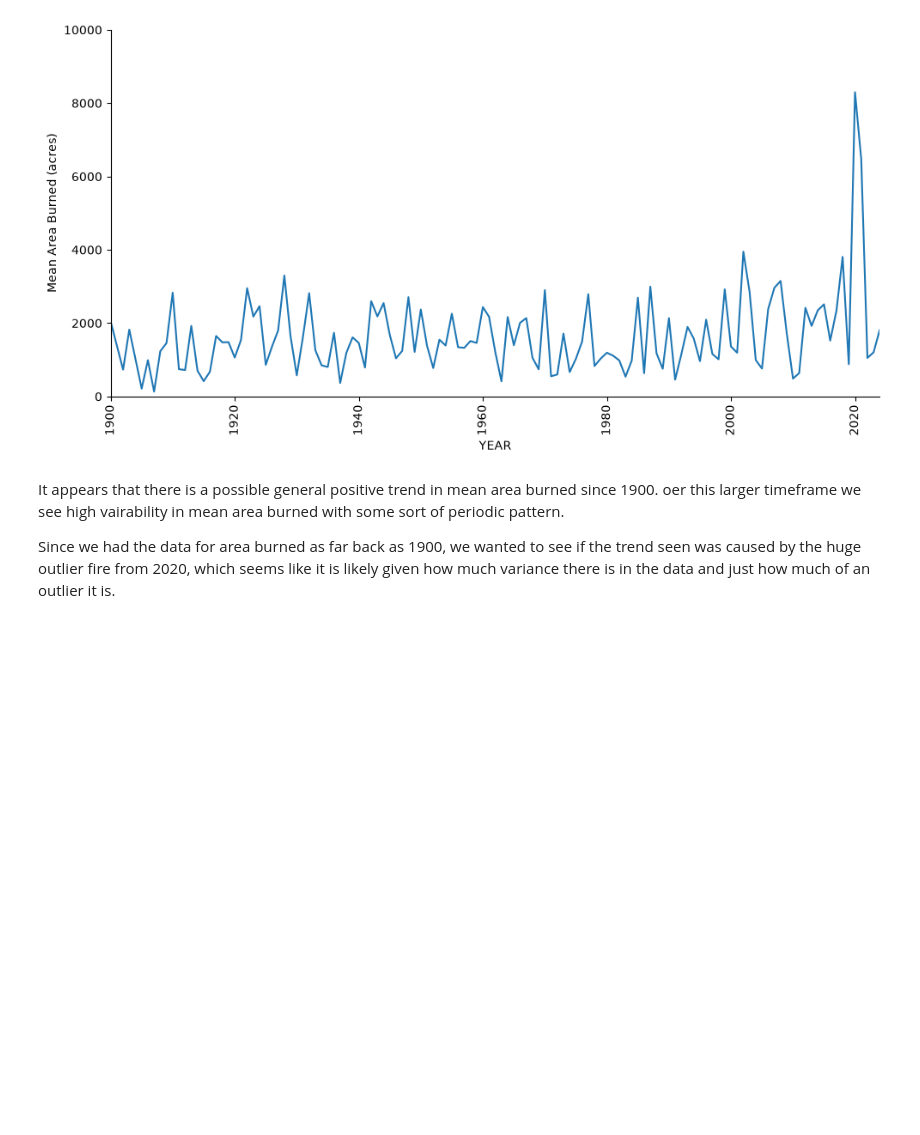
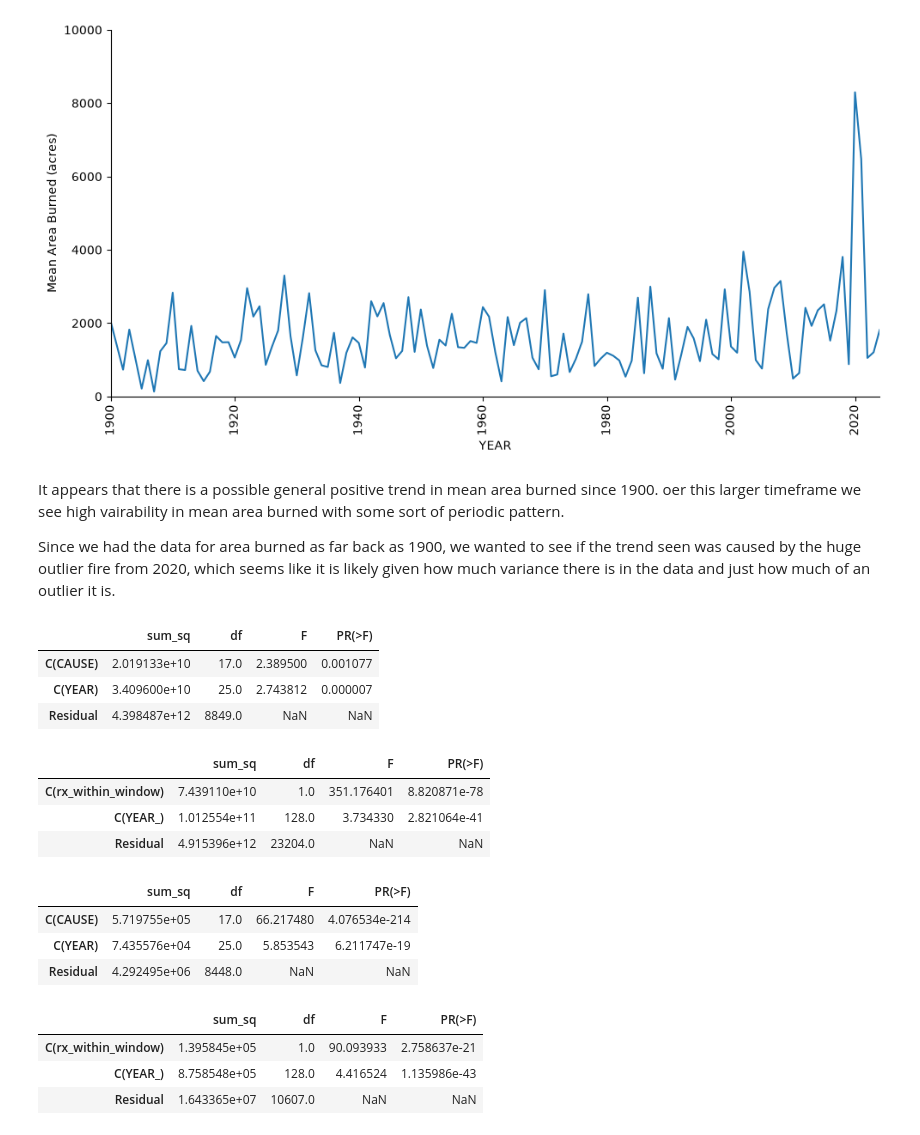
Before and after one commit to elwoodruff/NowellWernerWoodruff, a Jupyter notebook: scripts/dataanalysis.ipynb, the cells around one changed output. Saved outputs shown, nothing was run; the diff lists cells and outputs as text; code cells hidden in the pictures; blank space fills up the shorter version.

Commit message:
updated ANOVAs

```diff
--- a/scripts/dataanalysis.ipynb
+++ b/scripts/dataanalysis.ipynb
@@ -286,3 +292,13 @@ g.set(
 It appears that there is a possible general positive trend in mean area burned since 1900. oer this larger timeframe we see high vairability in mean area burned with some sort of periodic pattern.
 
 Since we had the data for area burned as far back as 1900, we wanted to see if the trend seen was caused by the huge outlier fire from 2020, which seems like it is likely given how much variance there is in the data and just how much of an outlier it is.
+# %%
+# anova for acres by cause and year
+model_cause_acres = ols('GIS_ACRES ~ C(CAUSE) + C(YEAR)', data=fire25).fit()
+anova_cause_acres = sm.stats.anova_lm(model_cause, typ=2)
+anova_cause_acres
+# %% [output]
+|  | sum_sq | df | F | PR(>F) |
+| C(CAUSE) | 2.019133e+10 | 17.0 | 2.389500 | 0.001077 |
+| C(YEAR) | 3.409600e+10 | 25.0 | 2.743812 | 0.000007 |
+| Residual | 4.398487e+12 | 8849.0 | NaN | NaN |
@@ -288,0 +313,10 @@ Since we had the data for area burned as far back as 1900, we wanted to see if t
+# %%
+# acres anova for rxburn
+model_rx_acres = ols('GIS_ACRES ~ C(rx_within_window) + C(YEAR_)', data=fire_rxburn).fit()
+anova_rx_acres = sm.stats.anova_lm(model_rx_acres, typ=2)
+anova_rx_acres
+# %% [output]
+|  | sum_sq | df | F | PR(>F) |
+| C(rx_within_window) | 7.439110e+10 | 1.0 | 351.176401 | 8.820871e-78 |
+| C(YEAR_) | 1.012554e+11 | 128.0 | 3.734330 | 2.821064e-41 |
+| Residual | 4.915396e+12 | 23204.0 | NaN | NaN |
@@ -288,0 +337,20 @@ Since we had the data for area burned as far back as 1900, we wanted to see if t
+# %%
+#cause duration anova
+model_cause_duration = ols('duration ~ C(CAUSE) + C(YEAR)', data=fire25).fit()
+anova_cause_duration = sm.stats.anova_lm(model_cause_duration, typ=2)
+anova_cause_duration
+# %% [output]
+|  | sum_sq | df | F | PR(>F) |
+| C(CAUSE) | 5.719755e+05 | 17.0 | 66.217480 | 4.076534e-214 |
+| C(YEAR) | 7.435576e+04 | 25.0 | 5.853543 | 6.211747e-19 |
+| Residual | 4.292495e+06 | 8448.0 | NaN | NaN |
+# %%
+#prescribed burn duration anova
+model_rx_duration = ols('duration ~ C(rx_within_window) + C(YEAR_)', data=fire_rxburn).fit()
+anova_rx_duration = sm.stats.anova_lm(model_rx_duration, typ=2)
+anova_rx_duration
+# %% [output]
+|  | sum_sq | df | F | PR(>F) |
+| C(rx_within_window) | 1.395845e+05 | 1.0 | 90.093933 | 2.758637e-21 |
+| C(YEAR_) | 8.758548e+05 | 128.0 | 4.416524 | 1.135986e-43 |
+| Residual | 1.643365e+07 | 10607.0 | NaN | NaN |
```
Also changed, not shown: parts of 4 cells of this notebook.
